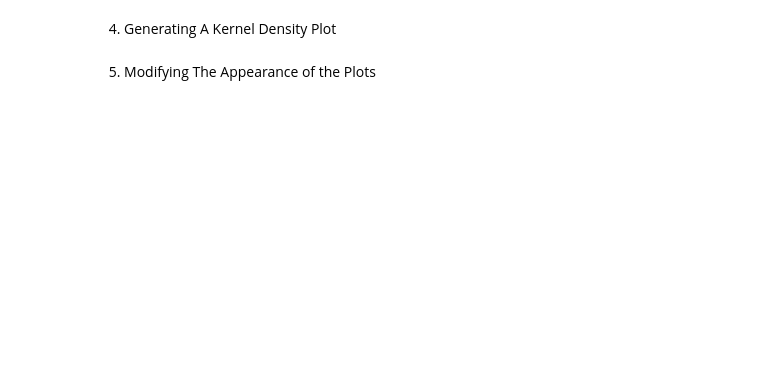
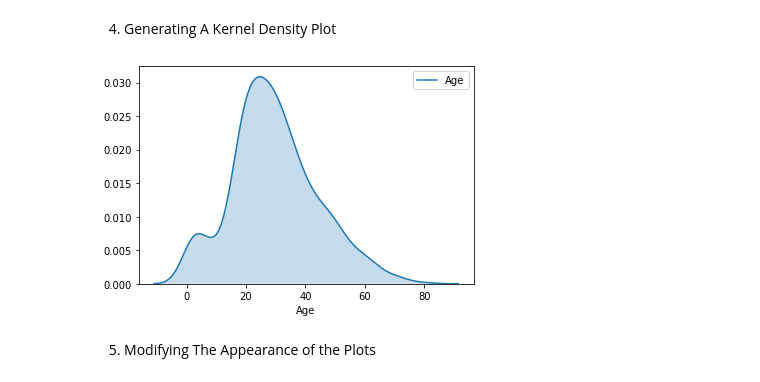
Before and after one commit to exopas95/DataQuest, a Jupyter notebook: 5.Storytelling Through Data Visualization/3_Conditional_Plots.ipynb, the cells around one changed output. Drawn from its saved outputs; the diff is of its cells as text; code cells hidden in the pictures; blank space fills up the shorter version.

```diff
--- a/5.Storytelling Through Data Visualization/3_Conditional_Plots.ipynb
+++ b/5.Storytelling Through Data Visualization/3_Conditional_Plots.ipynb
@@ -7,4 +19,10 @@
 # %% [markdown]
 4. Generating A Kernel Density Plot
+# %%
+sns.kdeplot(titanic['Age'], shade=True)
+plt.xlabel("Age")
+plt.show()
+# %% [output]
+[figure, added]
 # %% [markdown]
 5. Modifying The Appearance of the Plots
```
Also changed, not shown: parts of 7 cells of this notebook, 1 other file.
